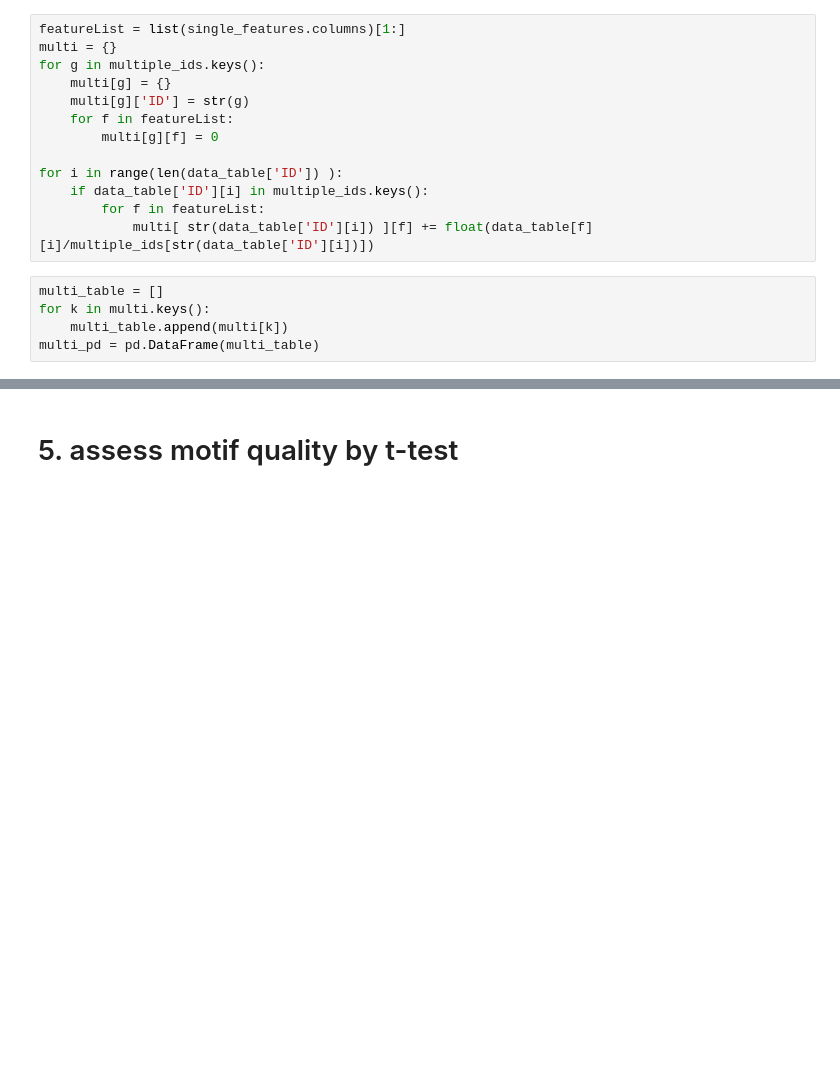
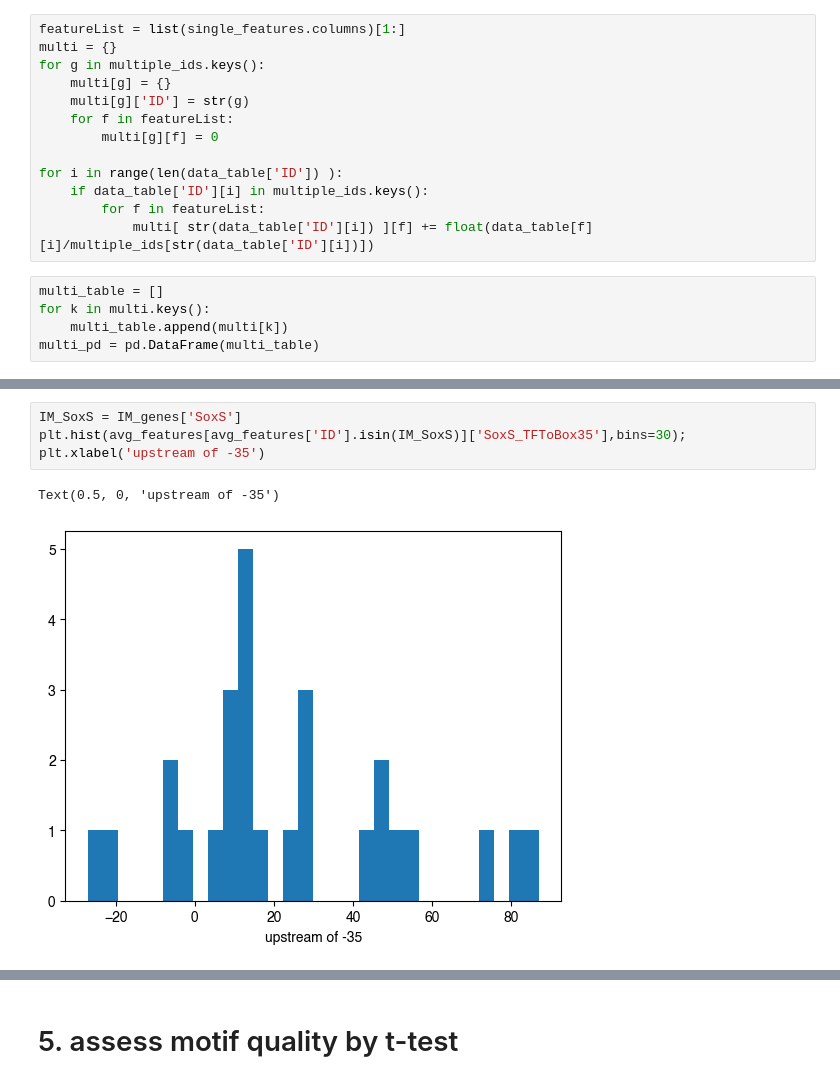
Before and after one commit to SBRG/IM-ML, a Jupyter notebook: workflow/Feature_Matrix_Generation.ipynb, the cells around one changed output, grey strips where cells are left out. Saved outputs shown, nothing was run; the diff lists cells and outputs as text; blank space fills up the shorter version.

```diff
--- a/workflow/Feature_Matrix_Generation.ipynb
+++ b/workflow/Feature_Matrix_Generation.ipynb
@@ -544,0 +824,7 @@ avg_features.head()
+# %%
+IM_SoxS = IM_genes['SoxS']
+plt.hist(avg_features[avg_features['ID'].isin(IM_SoxS)]['SoxS_TFToBox35'],bins=30);
+plt.xlabel('upstream of -35')
+# %% [output]
+Text(0.5, 0, 'upstream of -35')
+[figure, added]
```
Also changed, not shown: parts of 38 cells of this notebook, 7 other files.
